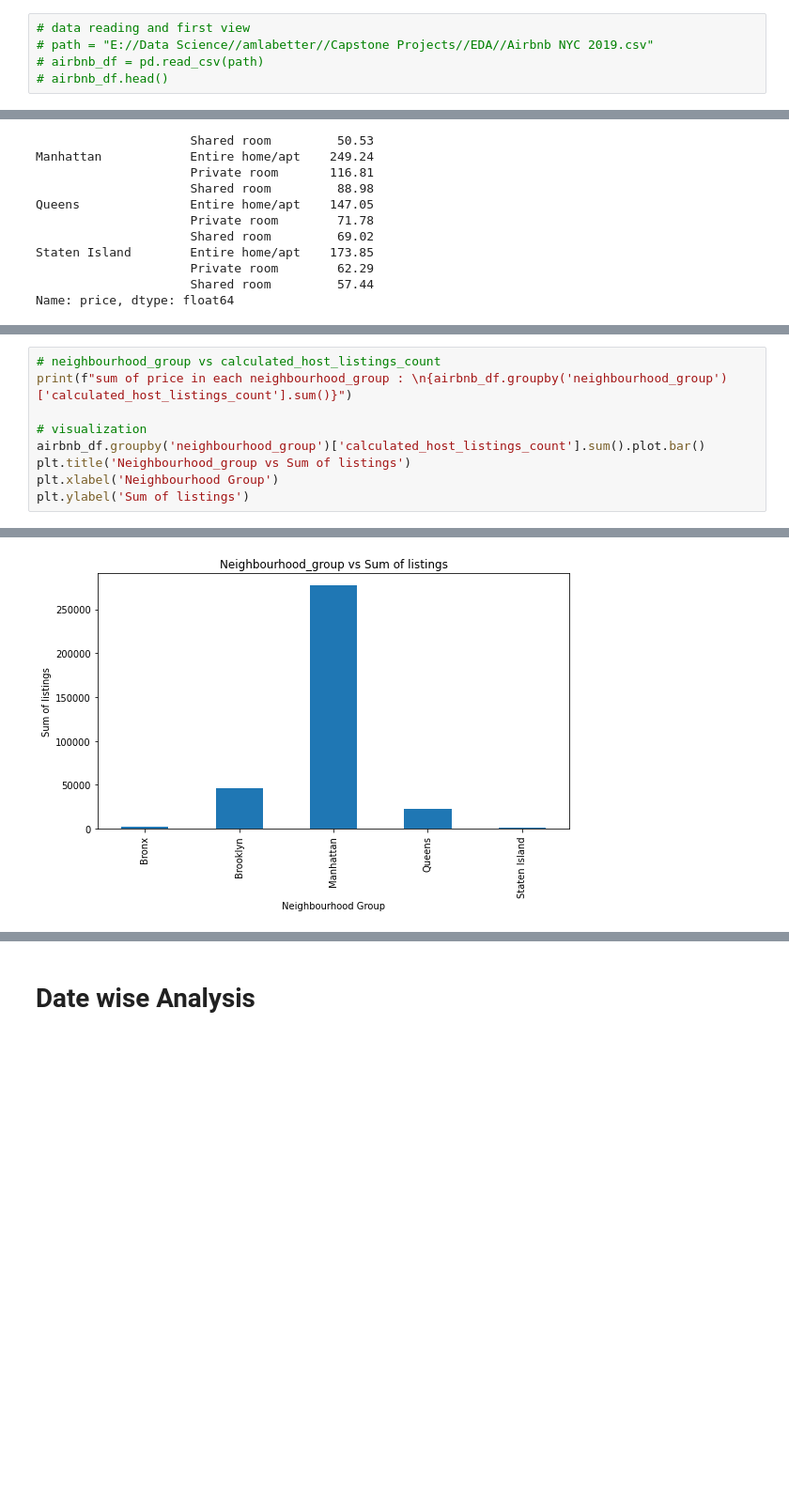
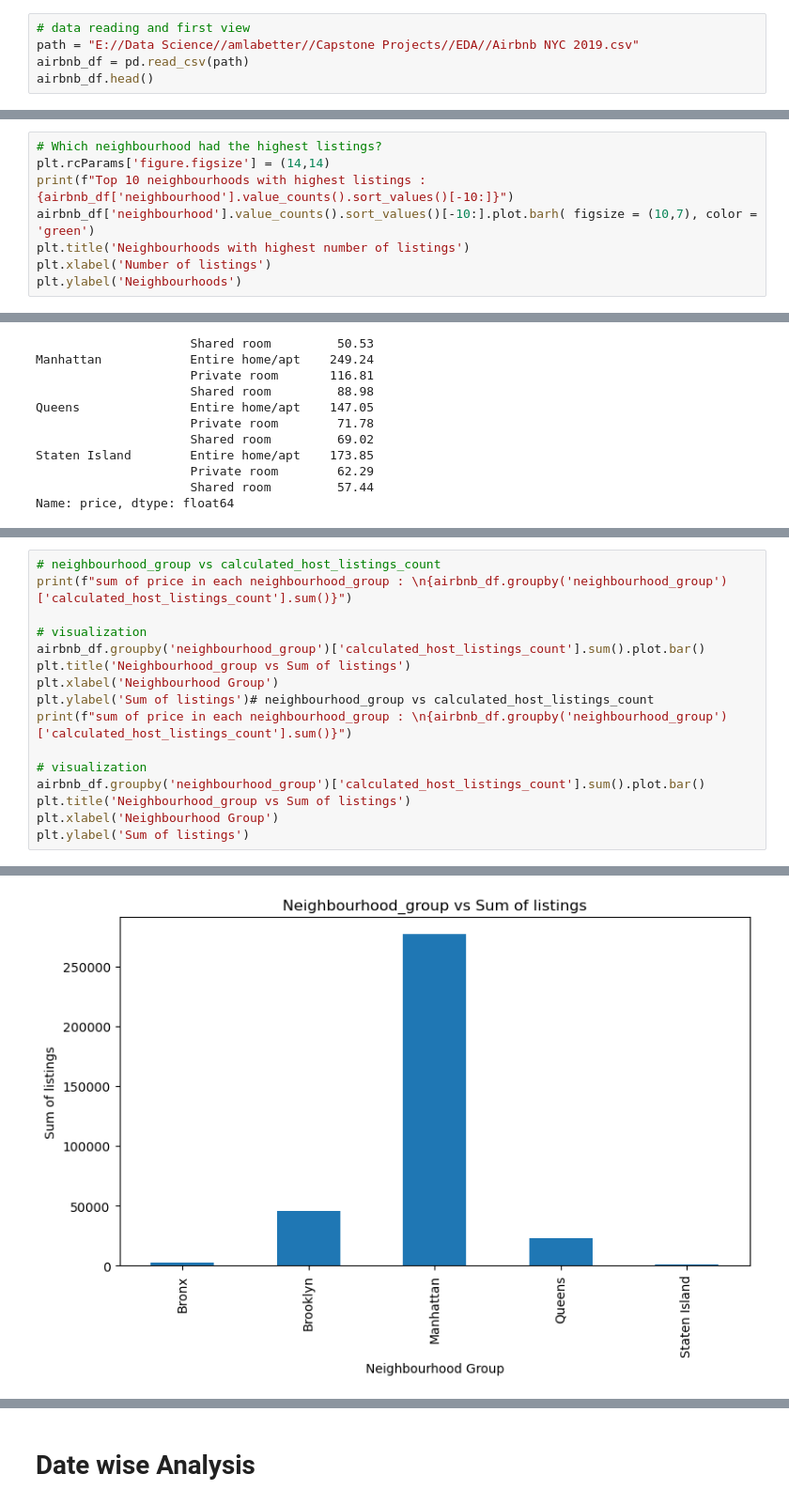
Before and after one commit to mdismailquraishicse/Capstone-Project-1--AirBnb, a Jupyter notebook: Capstone Project 1 - EDA.ipynb, the cells around one changed output, grey strips where cells are left out. Shown at 94% size. Saved outputs shown, nothing was run; the diff lists cells and outputs as text; blank space fills up the shorter version.

```diff
--- a/Capstone Project 1 - EDA.ipynb
+++ b/Capstone Project 1 - EDA.ipynb
@@ -54,5 +74,5 @@ warnings.filterwarnings('ignore')
 # %%
 # data reading and first view
-# path = "E://Data Science//amlabetter//Capstone Projects//EDA//Airbnb NYC 2019.csv"
-# airbnb_df = pd.read_csv(path)
-# airbnb_df.head()
+path = "E://Data Science//amlabetter//Capstone Projects//EDA//Airbnb NYC 2019.csv"
+airbnb_df = pd.read_csv(path)
+airbnb_df.head()
@@ -125,3 +141,11 @@ airbnb_df.describe()
 | 50% | 1.967728e+07 | 3.079382e+07 | 40.723070 | -73.955680 | 106.000000 | 3.000000 | 5.000000 | 0.720000 | ... |
 | 75% | 2.915218e+07 | 1.074344e+08 | 40.763115 | -73.936275 | 175.000000 | 5.000000 | 24.000000 | 2.020000 | ... |
 | max | 3.648724e+07 | 2.743213e+08 | 40.913060 | -73.712990 | 10000.000000 | 1250.000000 | 629.000000 | 58.500000 | ... |
+# %%
+# Which neighbourhood had the highest listings?
+plt.rcParams['figure.figsize'] = (14,14)
+print(f"Top 10 neighbourhoods with highest listings : {airbnb_df['neighbourhood'].value_counts().sort_values()[-10:]}")
+airbnb_df['neighbourhood'].value_counts().sort_values()[-10:].plot.barh( figsize = (10,7), color = 'green')
+plt.title('Neighbourhoods with highest number of listings')
+plt.xlabel('Number of listings')
+plt.ylabel('Neighbourhoods')
@@ -332,6 +365,13 @@ print(f"sum of price in each neighbourhood_group : \n{airbnb_df.groupby('neighbo
 airbnb_df.groupby('neighbourhood_group')['calculated_host_listings_count'].sum().plot.bar()
 plt.title('Neighbourhood_group vs Sum of listings')
 plt.xlabel('Neighbourhood Group')
+plt.ylabel('Sum of listings')# neighbourhood_group vs calculated_host_listings_count
+print(f"sum of price in each neighbourhood_group : \n{airbnb_df.groupby('neighbourhood_group')['calculated_host_listings_count'].sum()}")
+
+# visualization
+airbnb_df.groupby('neighbourhood_group')['calculated_host_listings_count'].sum().plot.bar()
+plt.title('Neighbourhood_group vs Sum of listings')
+plt.xlabel('Neighbourhood Group')
 plt.ylabel('Sum of listings')
 # %% [output]
 sum of price in each neighbourhood_group :
@@ -345,5 +393,5 @@ Name: calculated_host_listings_count, dtype: int64
 Text(0, 0.5, 'Sum of listings')
-[figure, old version]
+[figure, new version]
 # %%
 # Analysis of minimum_night column
 print(f"Highest minimum nights spent in each type of room:  {airbnb_df.groupby(['room_type'])['minimum_nights'].max()} \n\n")
```
Also changed, not shown: parts of 28 cells of this notebook.
